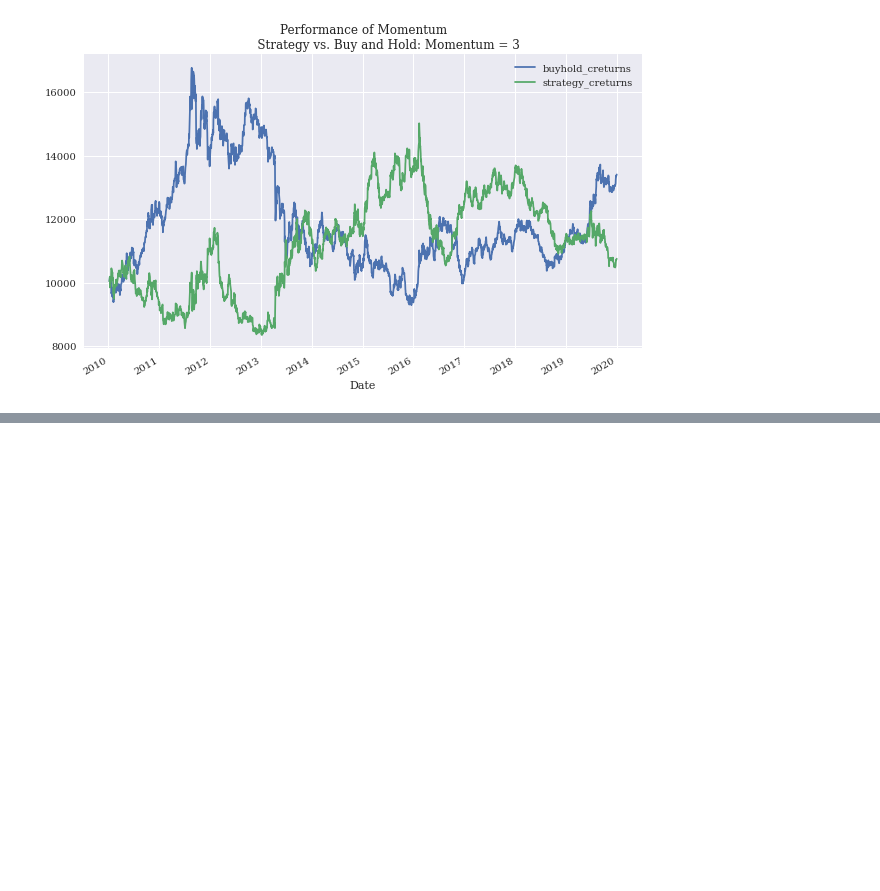
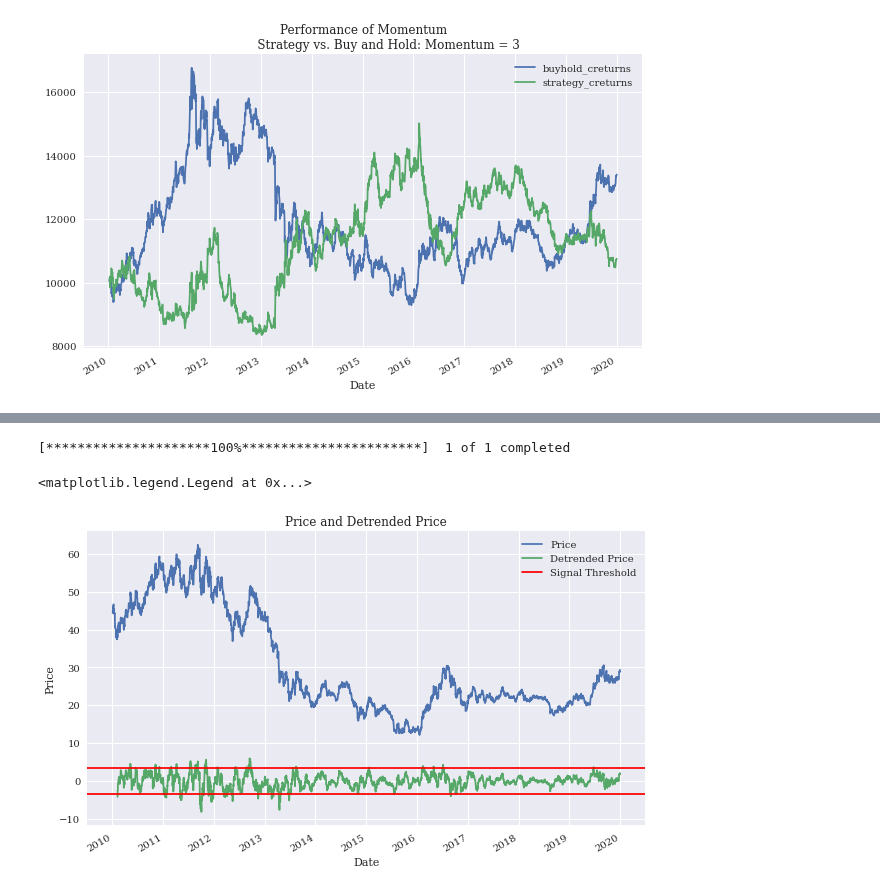
Before and after one commit to eddietaylor/securities-analysis, a Jupyter notebook: notebooks/playgrounds/backtesting/vectorized_backtest_exs.ipynb, the cells around one changed output, grey strips where cells are left out. Saved outputs shown, nothing was run; the diff lists cells and outputs as text; code cells hidden in the pictures; blank space fills up the shorter version.

Commit message:
vectorized mean reversion backtest class

```diff
--- a/notebooks/playgrounds/backtesting/vectorized_backtest_exs.ipynb
+++ b/notebooks/playgrounds/backtesting/vectorized_backtest_exs.ipynb
@@ -494,0 +501,21 @@ Absolute and Out/underperformance of Momentum 3 strategy with transaction costs
+# %%
+data = yf.download('GDX', start="2010-01-04", end="2019-12-31")
+data.drop(columns=['Open','High','Low','Close','Volume'], inplace=True)
+data.rename(columns={'Adj Close': 'price'}, inplace=True)
+data['log_returns'] = (data['price'].pct_change() + 1).apply(np.log)
+SMA = 25
+data['SMA'] = data['price'].rolling(SMA).mean()
+threshold = 3.5
+data['distance'] = data['price'] - data['SMA']
+# plot the price
+data['price'].plot(figsize=(10,6))
+data['distance'].dropna().plot(figsize=(10,6))
+plt.ylabel("Price")
+plt.title("Price and Detrended Price")
+plt.axhline(threshold, color='r')
+plt.axhline(-threshold, color='r')
+plt.legend(['Price','Detrended Price','Signal Threshold'])
+# %% [output]
+[*********************100%***********************]  1 of 1 completed
+<matplotlib.legend.Legend at 0x...>
+[figure, added]
```
Also changed, not shown: parts of 6 cells of this notebook.
